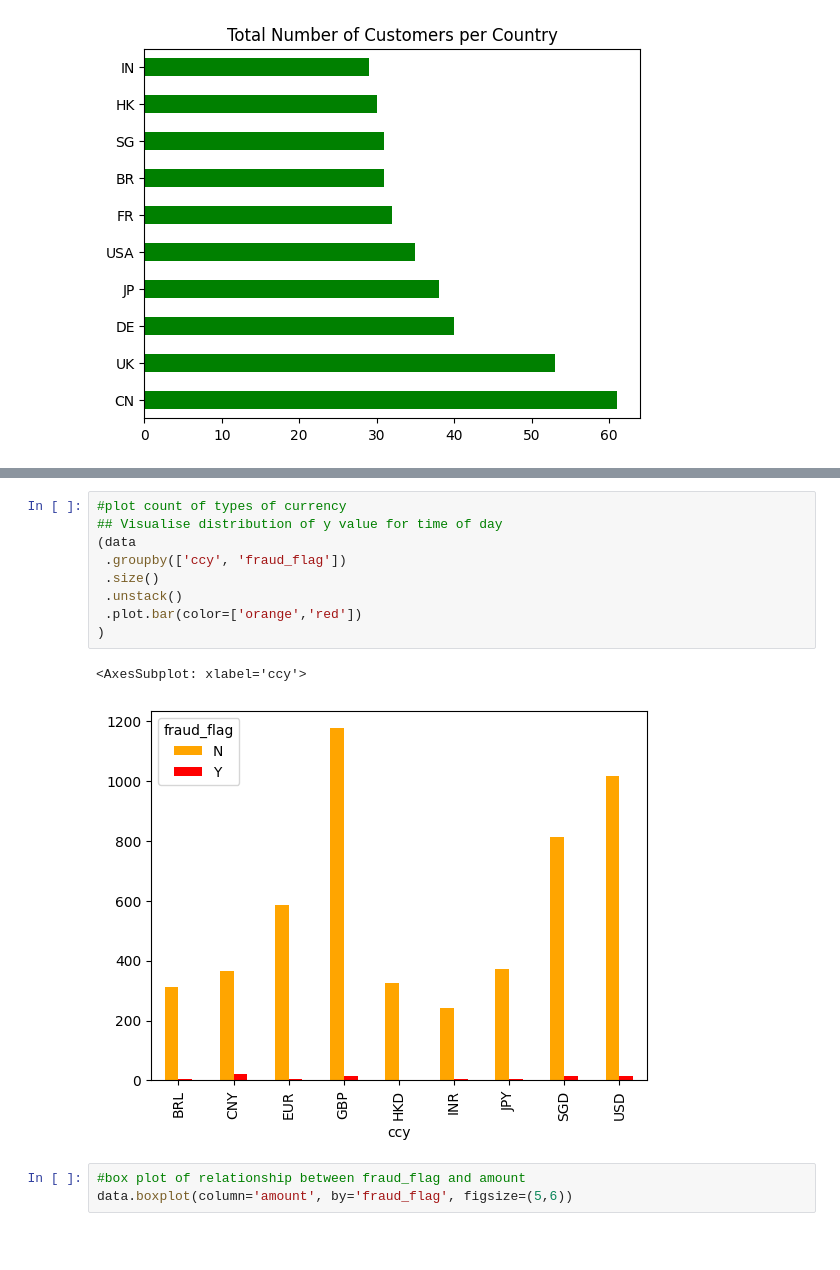
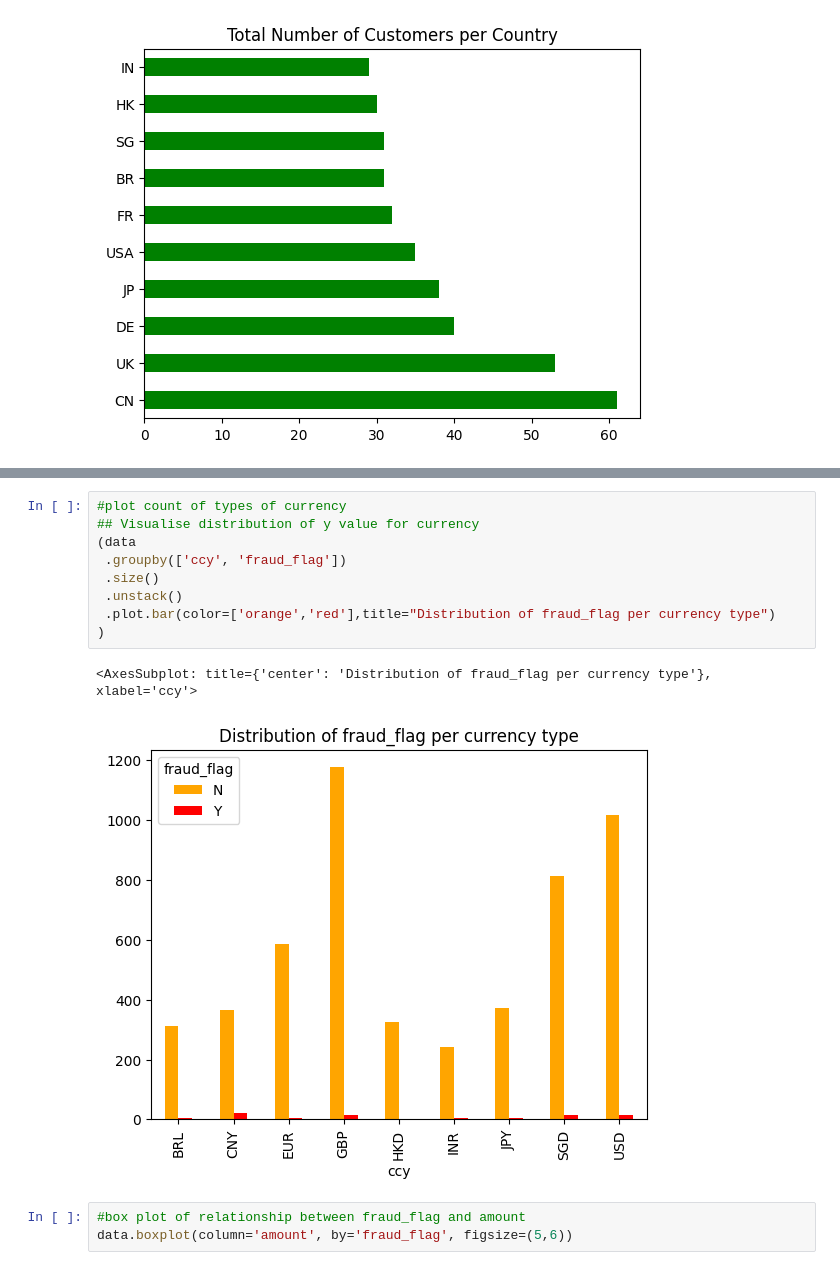
Before and after one commit to bhavesh-chainani/fraud_detection, a Jupyter notebook: bhavesh_silent_eight.ipynb, the cells around one changed output, grey strips where cells are left out. Drawn from its saved outputs; the diff is of its cells as text; blank space fills up the shorter version.

```diff
--- a/bhavesh_silent_eight.ipynb
+++ b/bhavesh_silent_eight.ipynb
@@ -176,15 +176,15 @@ data.type.value_counts().plot(kind='bar', color = 'purple')
 # %%
 #plot count of types of currency
-## Visualise distribution of y value for time of day
+## Visualise distribution of y value for currency
 (data
  .groupby(['ccy', 'fraud_flag'])
  .size()
  .unstack()
- .plot.bar(color=['orange','red'])
+ .plot.bar(color=['orange','red'],title="Distribution of fraud_flag per currency type")
 )
 # %% [output]
-<AxesSubplot: xlabel='ccy'>
+<AxesSubplot: title={'center': 'Distribution of fraud_flag per currency type'}, xlabel='ccy'>
-[figure, old version]
+[figure, new version]
 # %%
 #box plot of relationship between fraud_flag and amount
 data.boxplot(column='amount', by='fraud_flag', figsize=(5,6))
```
Also changed, not shown: parts of 47 cells of this notebook.
